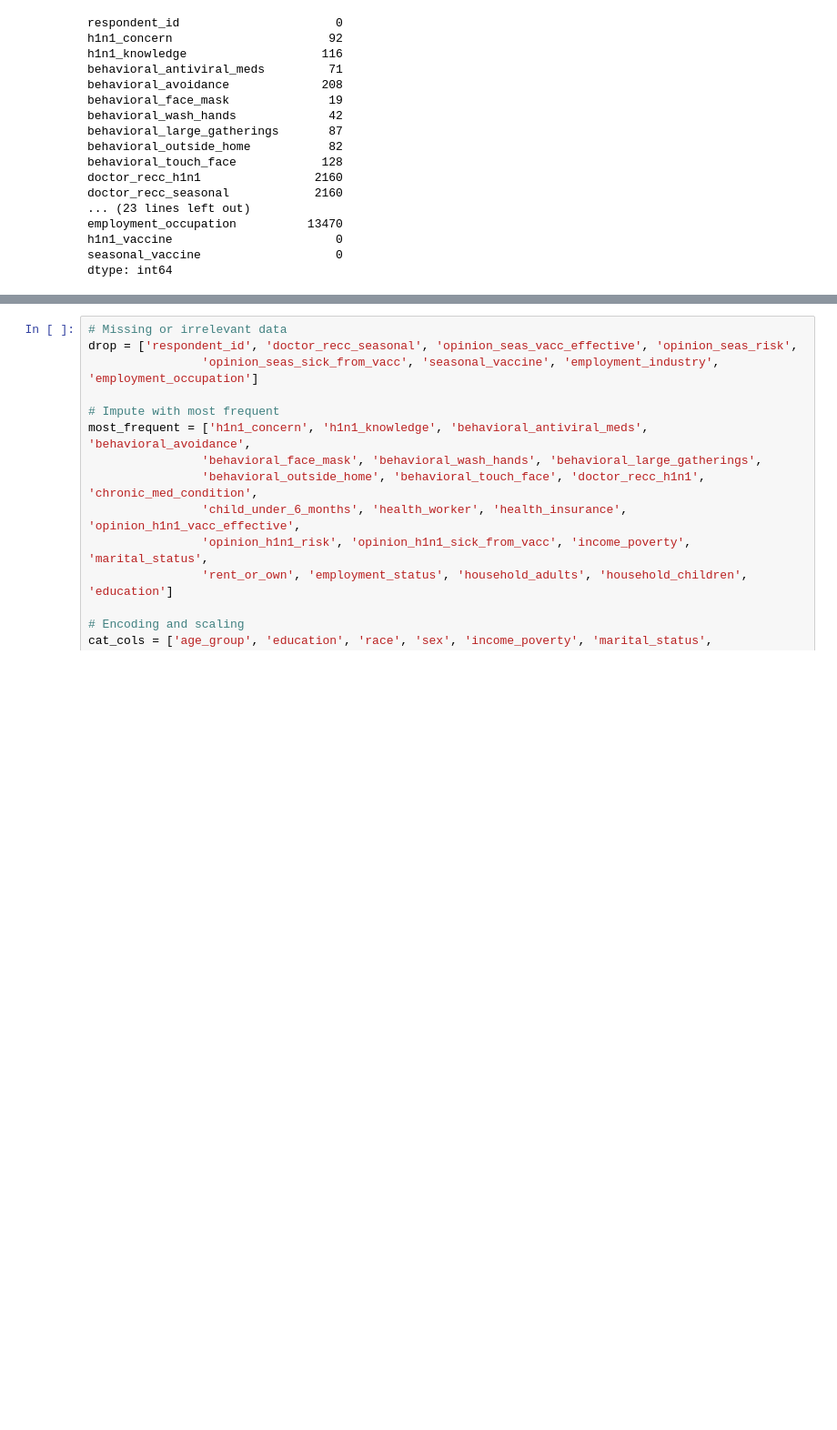
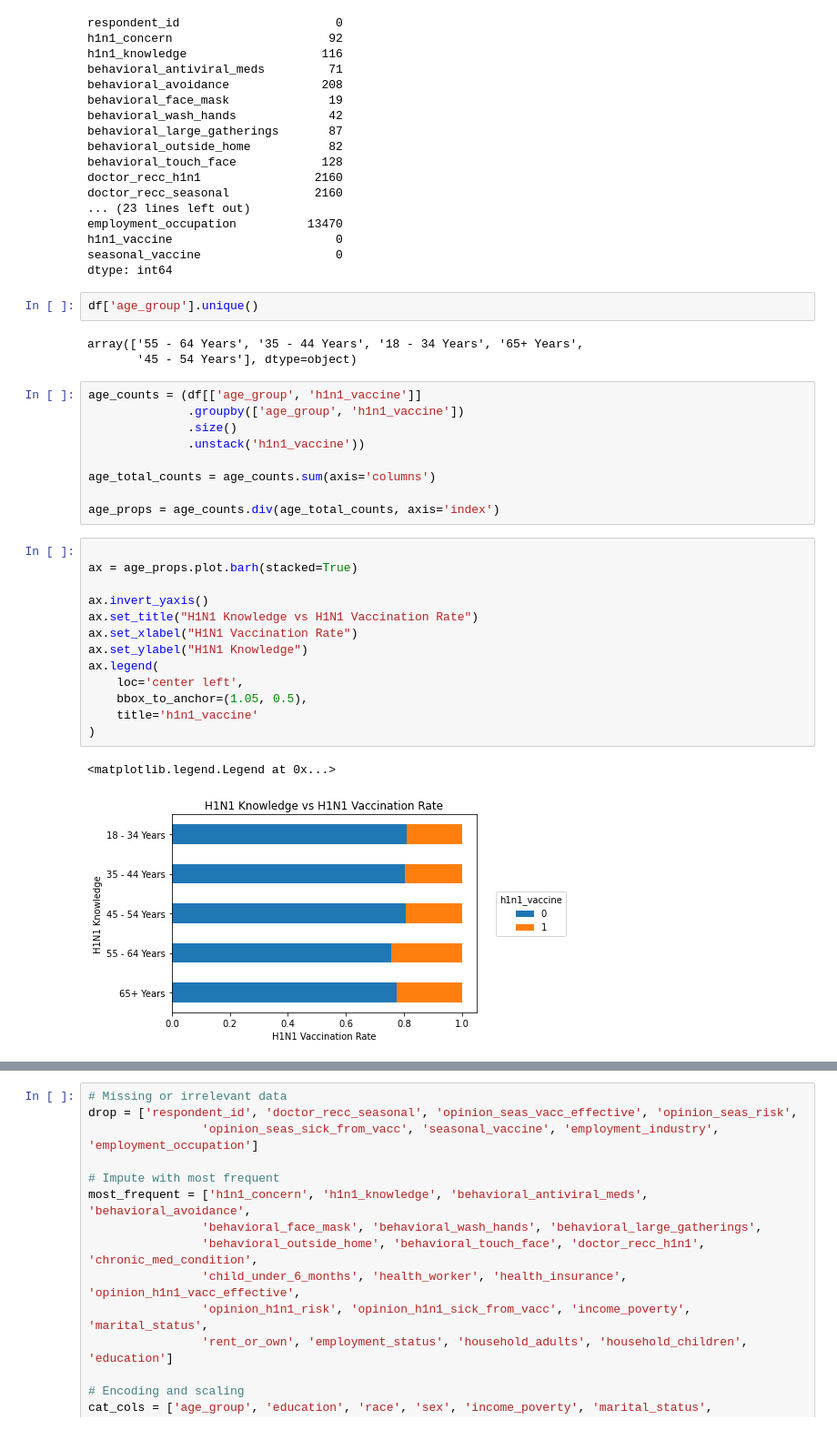
Before and after one commit to henryshin15/Phase_3_Project, a Jupyter notebook: Pat_copy.ipynb, the cells around one changed output, grey strips where cells are left out. Shown at 91% size. Cells and saved outputs as stored; diff of their text form; blank space fills up the shorter version.

```diff
--- a/Pat_copy.ipynb
+++ b/Pat_copy.ipynb
@@ -236,3 +236,33 @@ employment_occupation          13470
 h1n1_vaccine                       0
 seasonal_vaccine                   0
 dtype: int64
+# %%
+df['age_group'].unique()
+# %% [output]
+array(['55 - 64 Years', '35 - 44 Years', '18 - 34 Years', '65+ Years',
+       '45 - 54 Years'], dtype=object)
+# %%
+age_counts = (df[['age_group', 'h1n1_vaccine']]
+              .groupby(['age_group', 'h1n1_vaccine'])
+              .size()
+              .unstack('h1n1_vaccine'))
+
+age_total_counts = age_counts.sum(axis='columns')
+
+age_props = age_counts.div(age_total_counts, axis='index')
+# %%
+
+ax = age_props.plot.barh(stacked=True)
+
+ax.invert_yaxis()
+ax.set_title("H1N1 Knowledge vs H1N1 Vaccination Rate")
+ax.set_xlabel("H1N1 Vaccination Rate")
+ax.set_ylabel("H1N1 Knowledge")
+ax.legend(
+    loc='center left',
+    bbox_to_anchor=(1.05, 0.5),
+    title='h1n1_vaccine'
+)
+# %% [output]
+<matplotlib.legend.Legend at 0x...>
+[figure, added]
```
Also changed, not shown: parts of 4 cells of this notebook, 1 other file.
